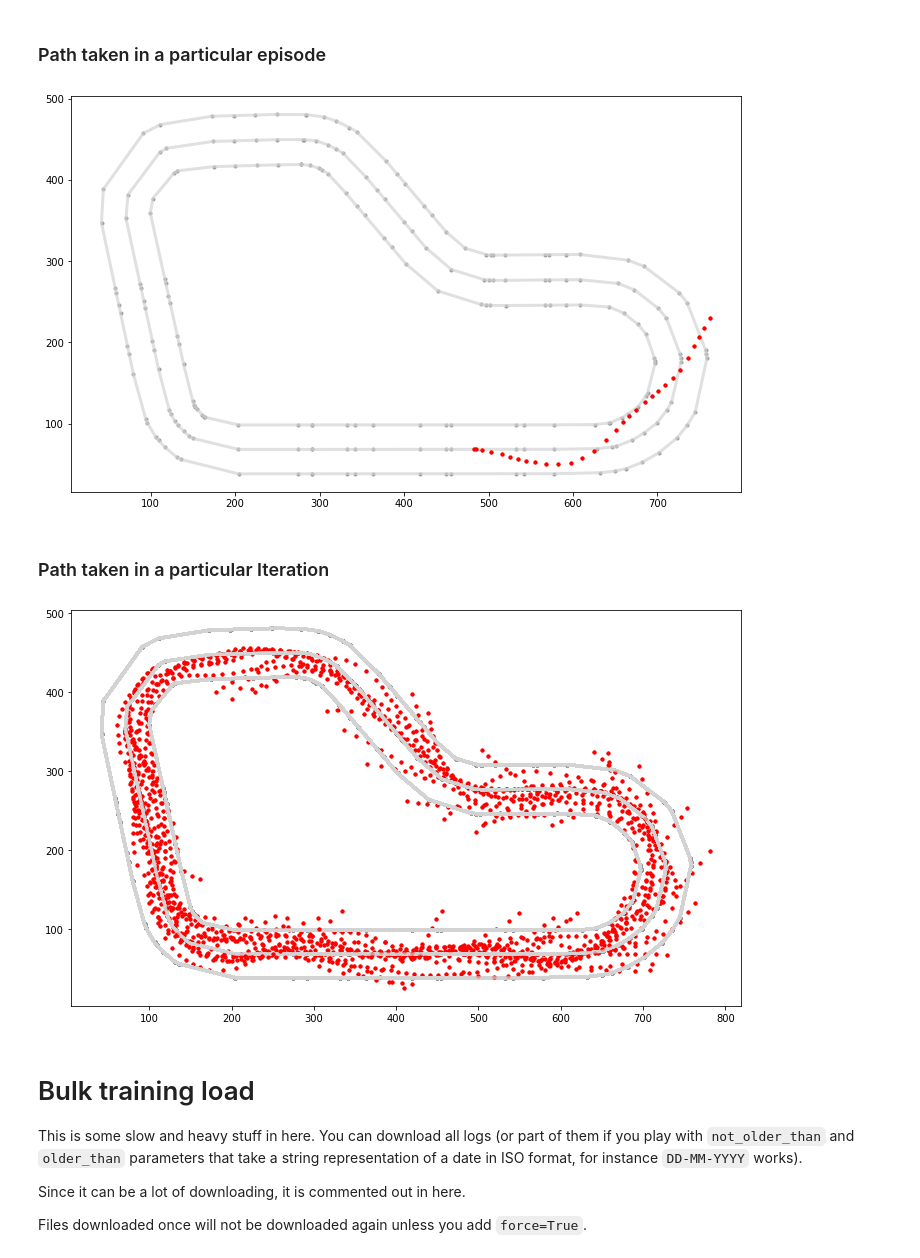
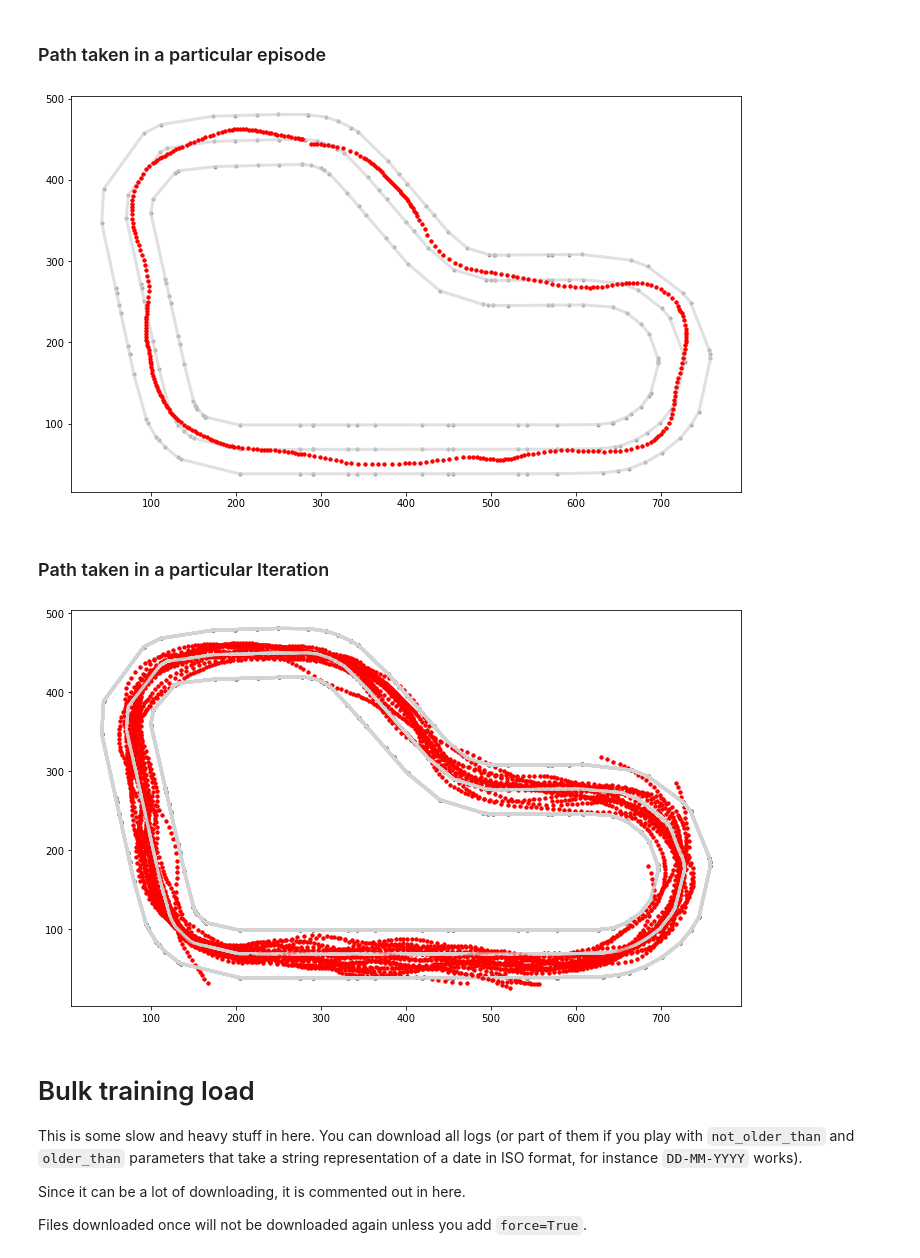
Before and after one commit to temyers/aws-deepracer-workshops, a Jupyter notebook: log-analysis/Training_analysis.ipynb, the cells around one changed output. Cells and saved outputs as stored; diff of their text form; code cells hidden in the pictures.

```diff
--- a/log-analysis/Training_analysis.ipynb
+++ b/log-analysis/Training_analysis.ipynb
@@ -167,8 +207,10 @@ ClientError: An error occurred (AccessDeniedException) when calling the ListSimu
 # %%
-# TODO - do the analysis for each training job!
+# AWS DeepRacer Console
 
-# AWS DeepRacer Console
-stream_name = 'dr-sm-rltj--20190828005118-fac04506-f692-46ed-8486-b6b04ee3de7e' ## CHANGE This to your simulation application ID
+# reward-progress-v4 - reinvent
+REWARD_PROGRESS_V4 = 'sim-y79jjcvqq73q'
+
+stream_name = REWARD_PROGRESS_V4 ## CHANGE This to your simulation application ID
 fname = 'logs/deepracer-%s.log' %stream_name  # The log will be downloaded into the specified path
 cw.download_log(fname, stream_prefix=stream_name)  # add force=True if you downloaded the file before but want to repeat
 
@@ -204,8 +239,9 @@ Now that the data is downloaded, we need to load it into memory. We will first r
 
 One important information to enter is the setting of your Episodes per iteration hyperparameter. This is used to group the episodes.
 # %%
+# TODO - pull this from the metadata.
 EPISODES_PER_ITERATION = 20 #  Set to value of your hyperparameter in training
-fname = 'logs/deepracer-dr-sm-rltj--20190828005118-fac04506-f692-46ed-8486-b6b04ee3de7e.log'
+fname = 'logs/deepracer-%s.log' %stream_name
 data = la.load_data(fname)
 df = la.convert_to_pandas(data, episodes_per_iteration=EPISODES_PER_ITERATION)
 
@@ -387,19 +465,19 @@ def plot_episode_run(df, E, center_line, inner_border, outer_border):
         car_x2, car_y2 = x1 - 0.02, y1
         plt.plot([x1, car_x2], [y1, car_y2], 'r.')
 # %%
-plot_episode_run(df, 122, l_center_line, l_inner_border, l_outer_border) # arbitrary episode
+plot_episode_run(df, 512, l_center_line, l_inner_border, l_outer_border) # arbitrary episode
 # %% [output]
-[figure, old version]
+[figure, new version]
 # %% [markdown]
 ### Path taken in a particular Iteration
 # %%
-iteration_id = 10
-EPISODE_PER_ITER = 40 # TODO this can be fetched from training logs
+iteration_id = 26
+# EPISODE_PER_ITER = 20 # TODO this can be fetched from training logs
 
 for i in range((iteration_id-1)*EPISODE_PER_ITER, (iteration_id)*EPISODE_PER_ITER):
     plot_episode_run(df, i, l_center_line, l_inner_border, l_outer_border)
 # %% [output]
-[figure, old version]
+[figure, new version]
 # %% [markdown]
 # Bulk training load
 
```
Also changed, not shown: parts of 32 cells of this notebook, 5 other files.
